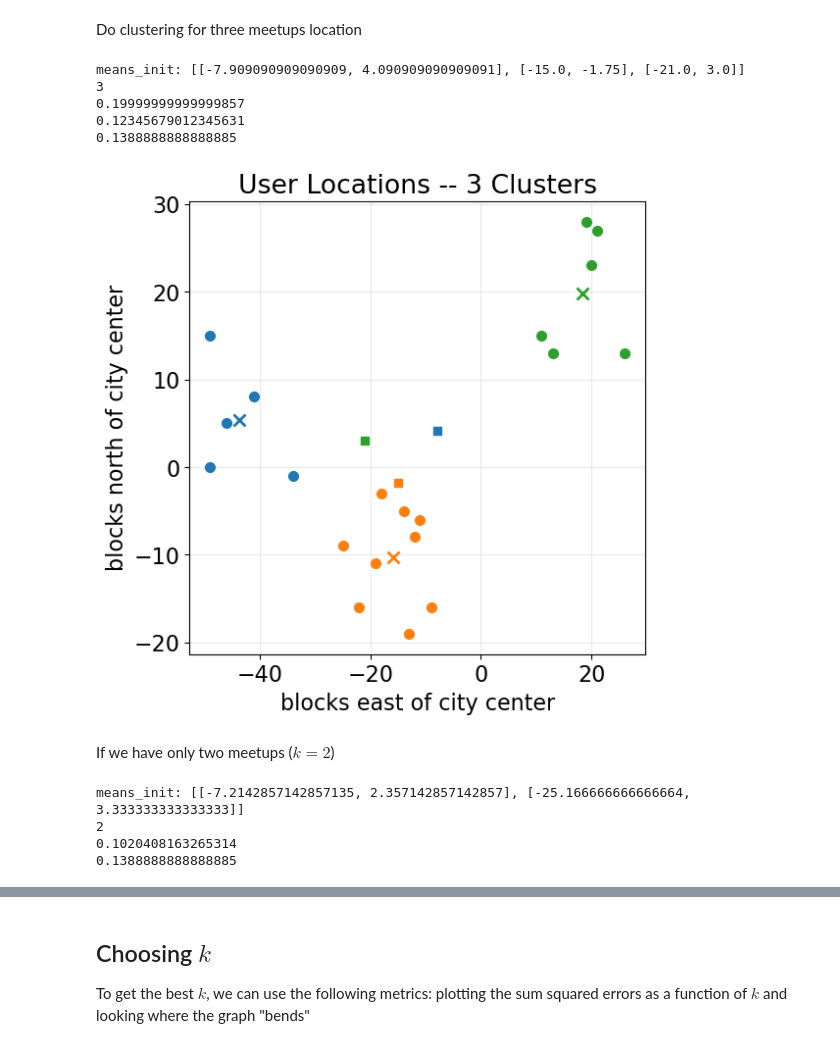
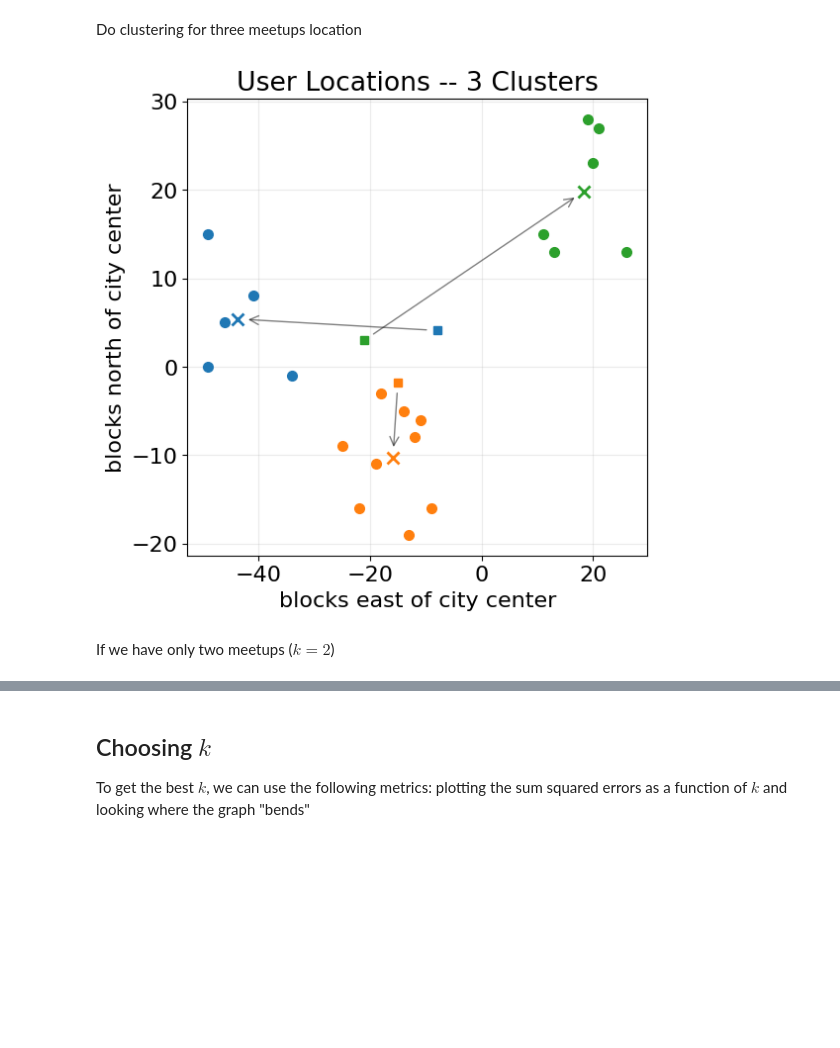
Before and after one commit to LugoBlogger/AK-201-426-data-science, a Jupyter notebook: ch-20-clustering.ipynb, the cells around one changed output, grey strips where cells are left out. Drawn from its saved outputs; the diff is of its cells as text; code cells hidden in the pictures; blank space fills up the shorter version.

```diff
--- a/ch-20-clustering.ipynb
+++ b/ch-20-clustering.ipynb
@@ -104,0 +114,6 @@ def cluster_means(k: int, inputs: List[Vector],
+# %%
+k = 3
+X, _ = make_blobs(n_samples=24, centers=k, cluster_std=1., random_state=0)
+rng = np.random.default_rng(24_03_31)
+y_rand = [rng.integers(k) for _ in X]
+means = np.array(cluster_means(k, X, y_rand, rng))
@@ -104,0 +143,5 @@ def cluster_means(k: int, inputs: List[Vector],
+# %%
+  def classify(k: int, means: List[List[float]], input_: Vector) -> int:
+    """return the index of the cluster closest to the input"""
+    return min(range(k),
+      key=lambda i: la.squared_distance(input_, means[i]))
@@ -111,10 +171,10 @@ class KMeans(object):
     self.means = None
     self.means_init = None
 
-  def classify(self, input: Vector) -> int:
+  def classify(self, input_: Vector) -> int:
     """return the index of the cluster closest to the input"""
     return min(range(self.k),
-      key=lambda i: la.squared_distance(input, self.means[i]))
+      key=lambda i: la.squared_distance(input_, self.means[i]))
 
   def train(self, inputs: List[Vector], seed: int = 2023_04_27) -> None:
     # Start with random assignments
@@ -128,7 +188,7 @@ class KMeans(object):
         if _ == 0:
           self.means_init = self.means
 
-        new_assignments = [self.classify(input) for input in inputs]
+        new_assignments = [self.classify(input_) for input_ in inputs]
 
         # Check how many assignments changed and if we're done
         num_changed = num_differences(assignments, new_assignments)
@@ -174,28 +241,14 @@ means = sorted(clusterer.means)       # sort for the unit test
-# %%
-print(f"means_init: {clusterer.means_init}")
-print(f"{len(means)}")
-
-# Check that the means are close to what we expect
-print(f"{la.squared_distance(means[0], [-44, 5])}")
-print(f"{la.squared_distance(means[1], [-16, -10])}")
-print(f"{la.squared_distance(means[2], [18, 20])}")
-# %% [output]
-means_init: [[-7.909090909090909, 4.090909090909091], [-15.0, -1.75], [-21.0, 3.0]]
-3
-0.19999999999999857
-0.12345679012345631
-0.1388888888888885
 # %%
-def classify(input, means):
+def classify(input_, means):
   k = len(means)
-  return min(range(k), key=lambda i: la.squared_distance(input, means[i]))
+  return min(range(k), key=lambda i: la.squared_distance(input_, means[i]))
 
 def get_cluster(inputs, means):
-  idx_cluster = [classify(input, means) for input in inputs]
+  idx_cluster = [classify(input_, means) for input_ in inputs]
 
   cluster_dict = {k: [] for k in range(len(means))}
-  for idx, input in zip(idx_cluster, inputs):
-    cluster_dict[idx].append(input)
+  for idx, input_ in zip(idx_cluster, inputs):
+    cluster_dict[idx].append(input_)
 
   return cluster_dict
 
@@ -203,30 +256,35 @@ cluster_dict = get_cluster(inputs, means)
 # %%
 fig, ax = plt.subplots(figsize=(6, 6))
 
 
 for i in range(len(means)):
   plot_handler = ax.plot(*means[i], marker='x', markeredgewidth=2, markersize=9)
   x_data = [xi for xi, _ in cluster_dict[i]]
   y_data = [yi for _, yi in cluster_dict[i]]
 
 
   color_kmeans = plot_handler[0]._color
   # print(color_kmeans)
   # plot initial means
   ax.plot(*clusterer.means_init[i], marker='s', color=color_kmeans,
     )
 
+  ax.annotate("", xy=means[i], xycoords="data",
+              xytext=clusterer.means_init[i], textcoords="data",
+              arrowprops=dict(arrowstyle="->", connectionstyle="arc3",
+                              shrinkA=8, shrinkB=8, alpha=0.5))
+
   ax.plot(x_data, y_data, marker='o', linestyle='None', markersize=7,
     color=color_kmeans)
 
 ax.set_xlabel("blocks east of city center")
 ax.set_ylabel("blocks north of city center")
 ax.grid("on")
 ax.set_title("User Locations -- 3 Clusters")
 
 plt.show(fig)
 # %% [output]
-[figure, old version]
+[figure, new version]
 # %% [markdown]
 If we have only two meetups ($k = 2$)
 # %%
@@ -238,13 +299,0 @@ means = sorted(clusterer.means)
-# %%
-print(f"means_init: {clusterer.means_init}")
-print(f"{len(means)}")
-
-print(f"{la.squared_distance(means[0], [-26, -5])}")
-print(f"{la.squared_distance(means[1], [18, 20])}")
-
-cluster_dict = get_cluster(inputs, means)
-# %% [output]
-means_init: [[-7.2142857142857135, 2.357142857142857], [-25.166666666666664, 3.333333333333333]]
-2
-0.1020408163265314
-0.1388888888888885
```
Also changed, not shown: parts of 25 cells of this notebook, 5 other files.
